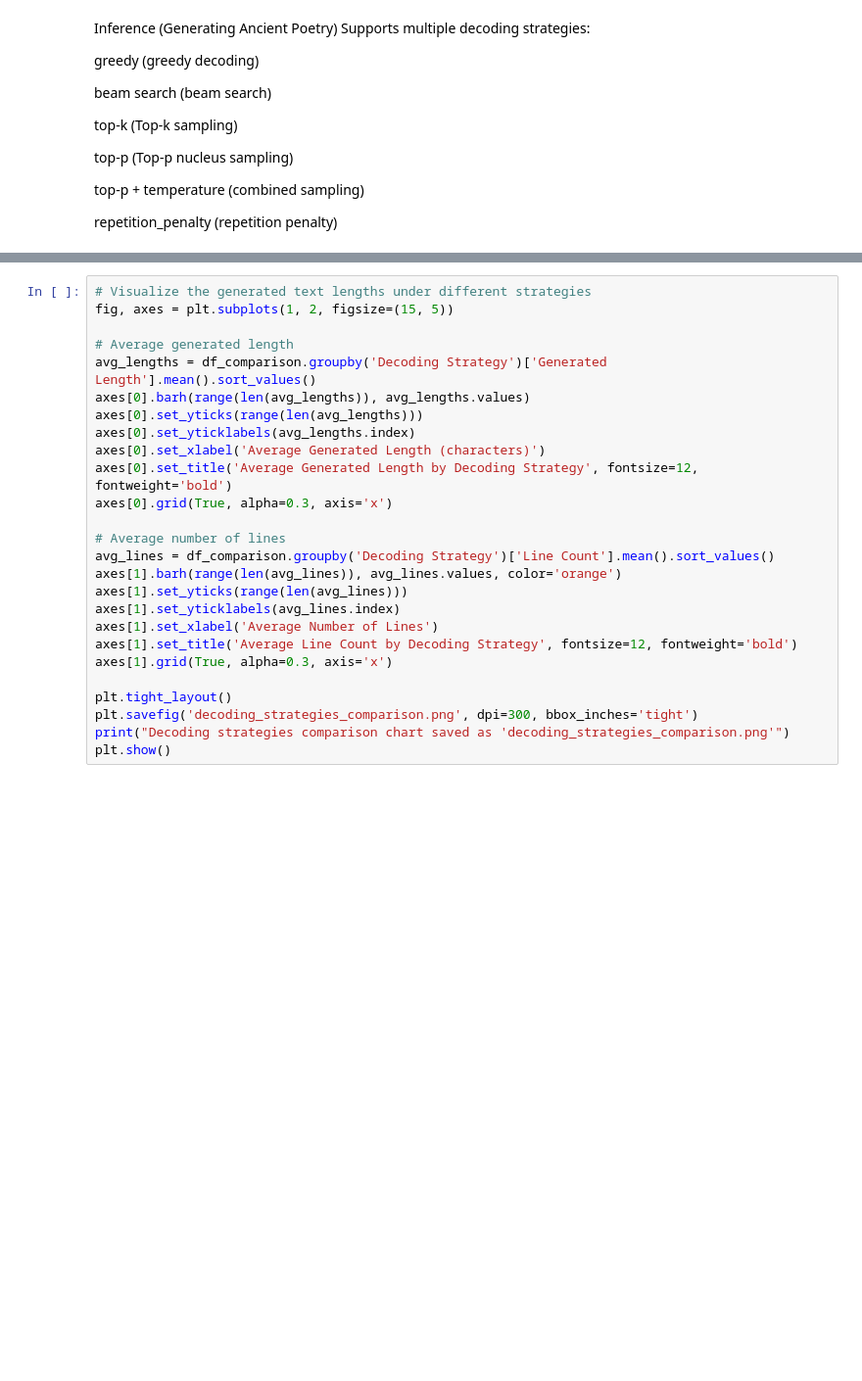
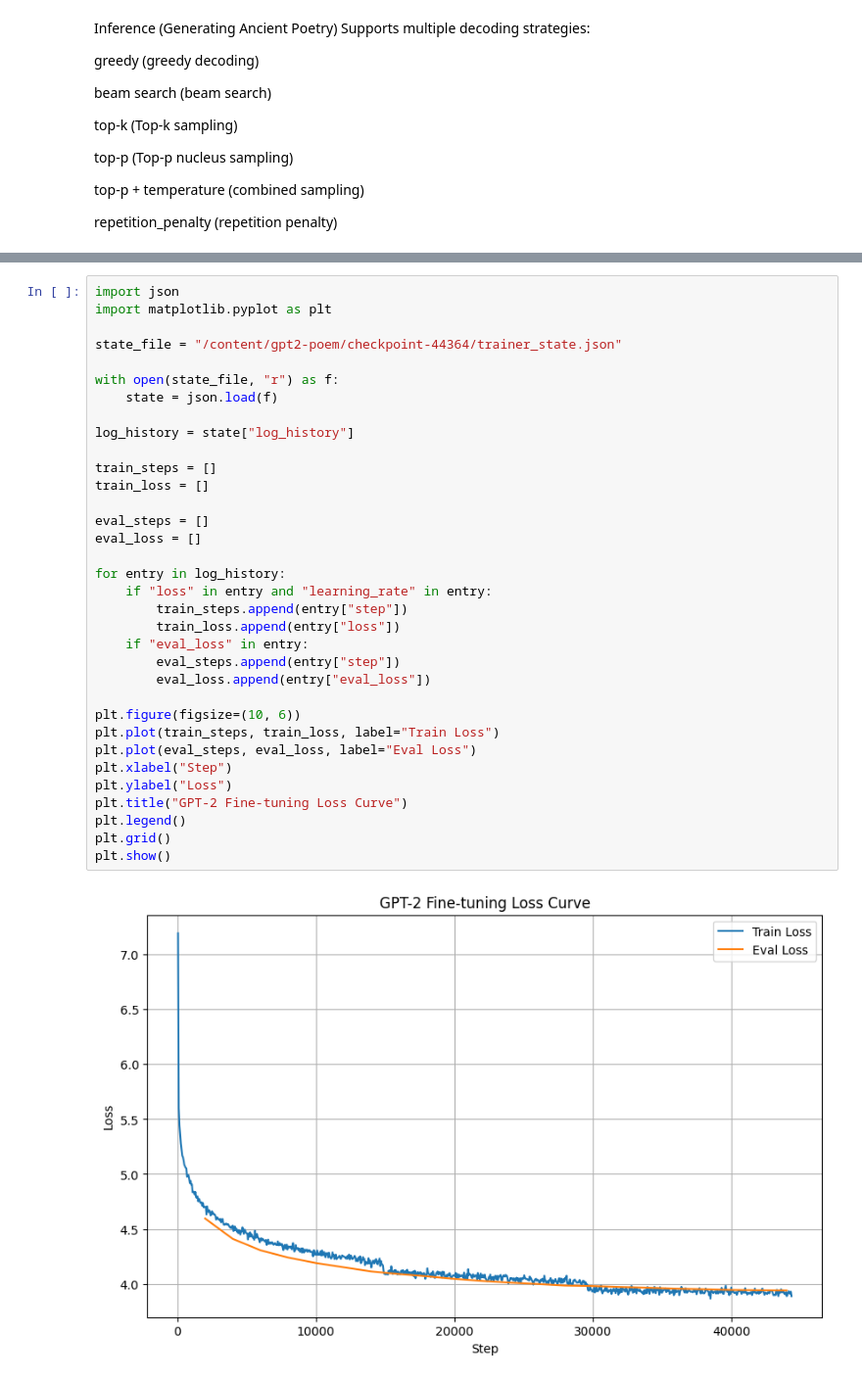
Before and after one commit to Congyan111/STATS507, a Jupyter notebook: gpt2_finetuning_project.ipynb, the cells around one changed output, grey strips where cells are left out. Shown at 98% size. Drawn from its saved outputs; the diff is of its cells as text; blank space fills up the shorter version.

```diff
--- a/gpt2_finetuning_project.ipynb
+++ b/gpt2_finetuning_project.ipynb
@@ -575,26 +669,36 @@ print(df_comparison.to_string(index=False))
-# %%
-# Visualize the generated text lengths under different strategies
-fig, axes = plt.subplots(1, 2, figsize=(15, 5))
-
-# Average generated length
-avg_lengths = df_comparison.groupby('Decoding Strategy')['Generated Length'].mean().sort_values()
-axes[0].barh(range(len(avg_lengths)), avg_lengths.values)
-axes[0].set_yticks(range(len(avg_lengths)))
-axes[0].set_yticklabels(avg_lengths.index)
-axes[0].set_xlabel('Average Generated Length (characters)')
-axes[0].set_title('Average Generated Length by Decoding Strategy', fontsize=12, fontweight='bold')
-axes[0].grid(True, alpha=0.3, axis='x')
-
-# Average number of lines
-avg_lines = df_comparison.groupby('Decoding Strategy')['Line Count'].mean().sort_values()
-axes[1].barh(range(len(avg_lines)), avg_lines.values, color='orange')
-axes[1].set_yticks(range(len(avg_lines)))
-axes[1].set_yticklabels(avg_lines.index)
-axes[1].set_xlabel('Average Number of Lines')
-axes[1].set_title('Average Line Count by Decoding Strategy', fontsize=12, fontweight='bold')
-axes[1].grid(True, alpha=0.3, axis='x')
-
-plt.tight_layout()
-plt.savefig('decoding_strategies_comparison.png', dpi=300, bbox_inches='tight')
-print("Decoding strategies comparison chart saved as 'decoding_strategies_comparison.png'")
-plt.show()
+# %%
+import json
+import matplotlib.pyplot as plt
+
+state_file = "/content/gpt2-poem/checkpoint-44364/trainer_state.json"
+
+with open(state_file, "r") as f:
+    state = json.load(f)
+
+log_history = state["log_history"]
+
+train_steps = []
+train_loss = []
+
+eval_steps = []
+eval_loss = []
+
+for entry in log_history:
+    if "loss" in entry and "learning_rate" in entry:
+        train_steps.append(entry["step"])
+        train_loss.append(entry["loss"])
+    if "eval_loss" in entry:
+        eval_steps.append(entry["step"])
+        eval_loss.append(entry["eval_loss"])
+
+plt.figure(figsize=(10, 6))
+plt.plot(train_steps, train_loss, label="Train Loss")
+plt.plot(eval_steps, eval_loss, label="Eval Loss")
+plt.xlabel("Step")
+plt.ylabel("Loss")
+plt.title("GPT-2 Fine-tuning Loss Curve")
+plt.legend()
+plt.grid()
+plt.show()
+# %% [output]
+[figure, added]
```
Also changed, not shown: parts of 15 cells of this notebook.
